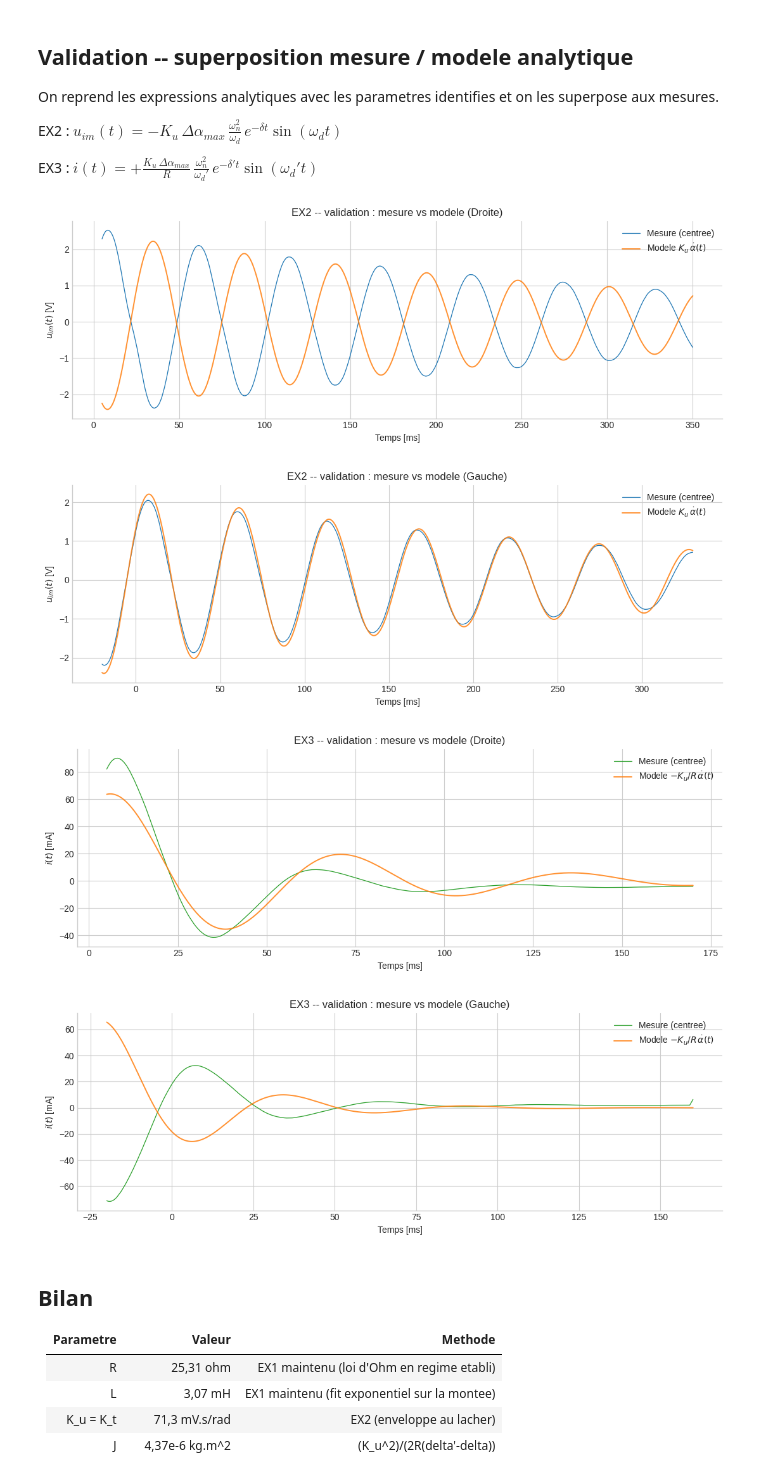
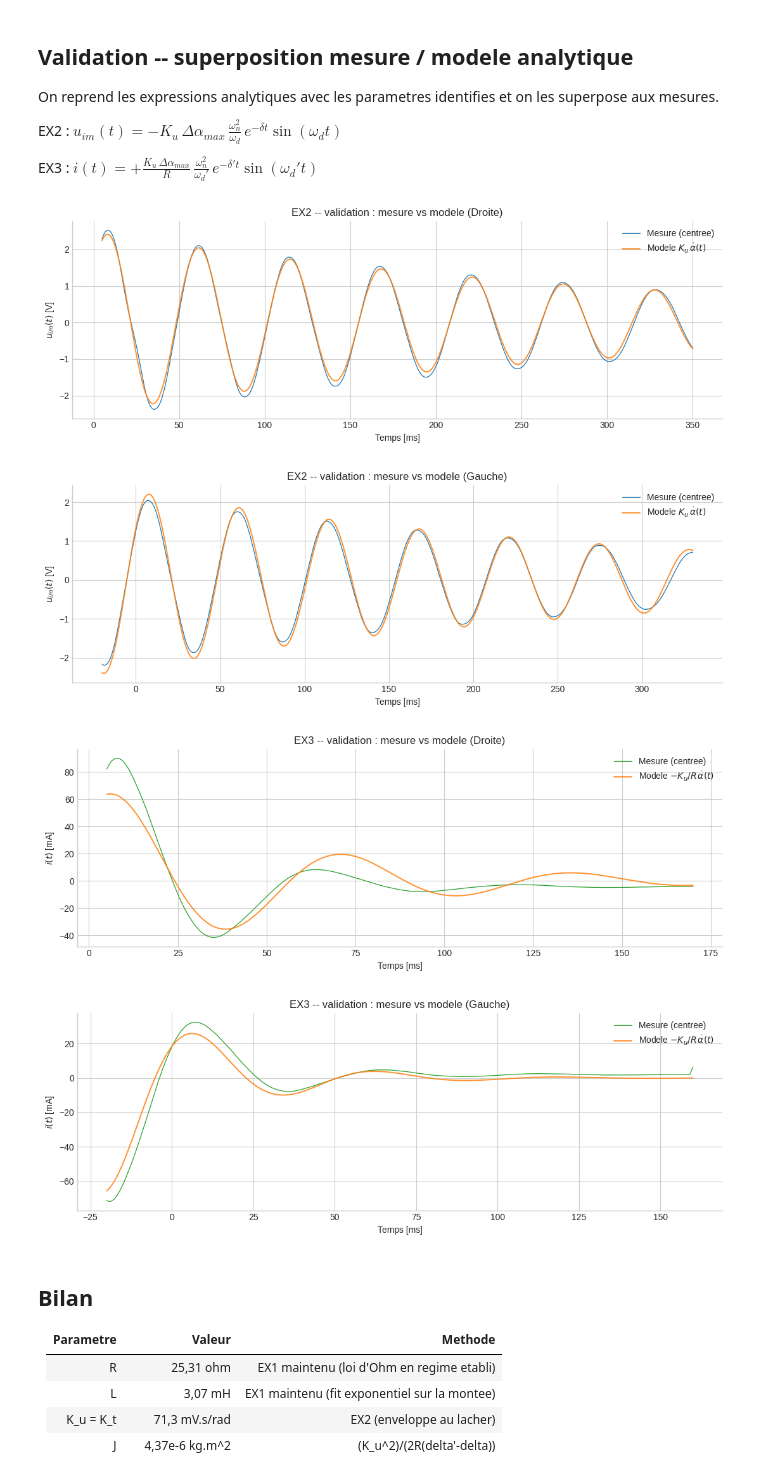
Before and after one commit to tom-berthoud/labo2mecatro, a Jupyter notebook: traitement.ipynb, the cells around one changed output. Saved outputs shown, nothing was run; the diff lists cells and outputs as text; code cells hidden in the pictures.

Commit message:
corr graph

```diff
--- a/traitement.ipynb
+++ b/traitement.ipynb
@@ -499,7 +516,10 @@ def fig_validation_ex2(result, Ku, savepath):
     t, mask, y_smooth = result["t"], result["mask"], result["y_smooth"]
     delta, omega_d, omega_n = result["delta"], result["omega_d"], result["omega_n"]
     tw_rel = t[mask] - result["t_release"]
-    u_model = -Ku * DAMAX * (omega_n**2 / omega_d) * np.exp(-delta * tw_rel) * np.sin(omega_d * tw_rel)
+    # Le signe de alpha(0) depend de la butee de depart. On l'identifie par
+    # le signe de la premiere crete pour superposer la validation au bon cote.
+    side_sign = np.sign(result["peak_y"][0])
+    u_model = side_sign * Ku * DAMAX * (omega_n**2 / omega_d) * np.exp(-delta * tw_rel) * np.sin(omega_d * tw_rel)
     u_model = np.where(tw_rel >= 0, u_model, np.nan)
 
     fig, ax = plt.subplots(figsize=(11, 4))
@@ -514,38 +534,39 @@ def fig_validation_ex2(result, Ku, savepath):
     fig.tight_layout()
     fig.savefig(savepath, bbox_inches="tight")
     plt.show()
 
 
 def fig_validation_ex3(result, Ku, R, savepath):
     t, mask, y_smooth = result["t"], result["mask"], result["y_smooth"]
     delta_p, omega_d_p, omega_n_p = result["delta"], result["omega_d"], result["omega_n"]
     tw_rel = t[mask] - result["t_release"]
-    i_model = (Ku / R) * DAMAX * (omega_n_p**2 / omega_d_p) * np.exp(-delta_p * tw_rel) * np.sin(omega_d_p * tw_rel)
+    side_sign = np.sign(result["peak_y"][0])
+    i_model = side_sign * (Ku / R) * DAMAX * (omega_n_p**2 / omega_d_p) * np.exp(-delta_p * tw_rel) * np.sin(omega_d_p * tw_rel)
     i_model = np.where(tw_rel >= 0, i_model, np.nan)
 
     fig, ax = plt.subplots(figsize=(11, 4))
     ax.plot(t[mask] * 1e3, (y_smooth[mask] - result["dc_offset"]) * 1e3,
             color="tab:green", lw=0.9, label="Mesure (centree)")
     ax.plot(t[mask] * 1e3, i_model * 1e3, color="tab:orange", lw=1.4, alpha=0.85,
             label=r"Modele $-K_u/R\,\dot\alpha(t)$")
     ax.set_xlabel("Temps [ms]")
     ax.set_ylabel(r"$i(t)$ [mA]")
     ax.set_title(f"EX3 -- validation : mesure vs modele ({result['label']})")
     ax.legend()
     fig.tight_layout()
     fig.savefig(savepath, bbox_inches="tight")
     plt.show()
 
 
 fig_validation_ex2(ex2_droite, Ku, IMG_DIR / "fig_ex2_validation_droite.pdf")
 fig_validation_ex2(ex2_gauche, Ku, IMG_DIR / "fig_ex2_validation_gauche.pdf")
 fig_validation_ex3(ex3_droite, Ku, R, IMG_DIR / "fig_ex3_validation_droite.pdf")
 fig_validation_ex3(ex3_gauche, Ku, R, IMG_DIR / "fig_ex3_validation_gauche.pdf")
 # %% [output]
-[figure, old version]
+[figure, new version]
 [figure]
 [figure]
-[figure, old version]
+[figure, new version]
 # %% [markdown]
 ## Bilan
 
```
Also changed, not shown: parts of 1 cell of this notebook, 12 other files.
